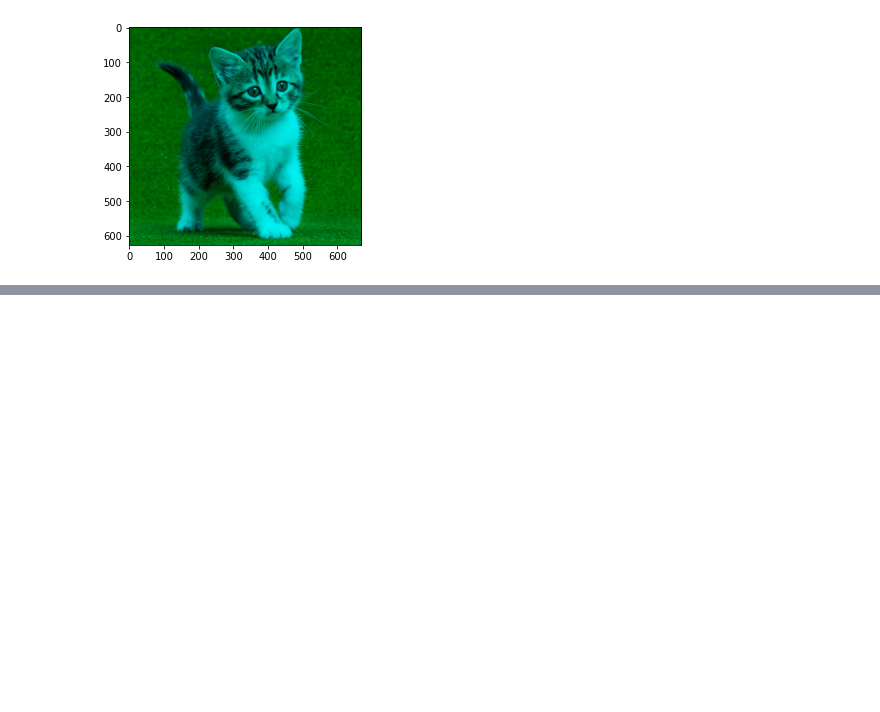
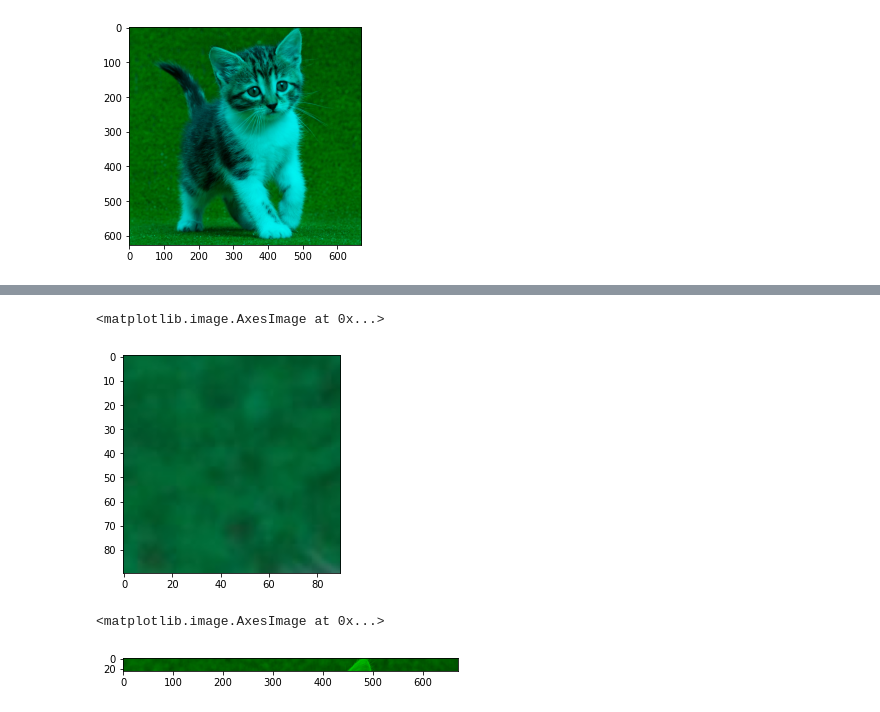
Before and after one commit to mahe62/PCVK_genap_2021, a Jupyter notebook: week2.ipynb, the cells around one changed output, grey strips where cells are left out. Cells and saved outputs as stored; diff of their text form; code cells hidden in the pictures; blank space fills up the shorter version.

```diff
--- a/week2.ipynb
+++ b/week2.ipynb
@@ -144,0 +146,14 @@ plt.imshow(img6)
+# %%
+plt.imshow(img[10:100,10:100])
+# %% [output]
+<matplotlib.image.AxesImage at 0x...>
+[figure, added]
+# %%
+img3 = cv.cvtColor(img,cv.COLOR_BGR2RGB)
+img8 = img3[5:30]
+img8[:,:,0]=0
+img8[:,:,2]=0
+plt.imshow(img8)
+# %% [output]
+<matplotlib.image.AxesImage at 0x...>
+[figure, added]
```
Also changed, not shown: parts of 6 cells of this notebook.
